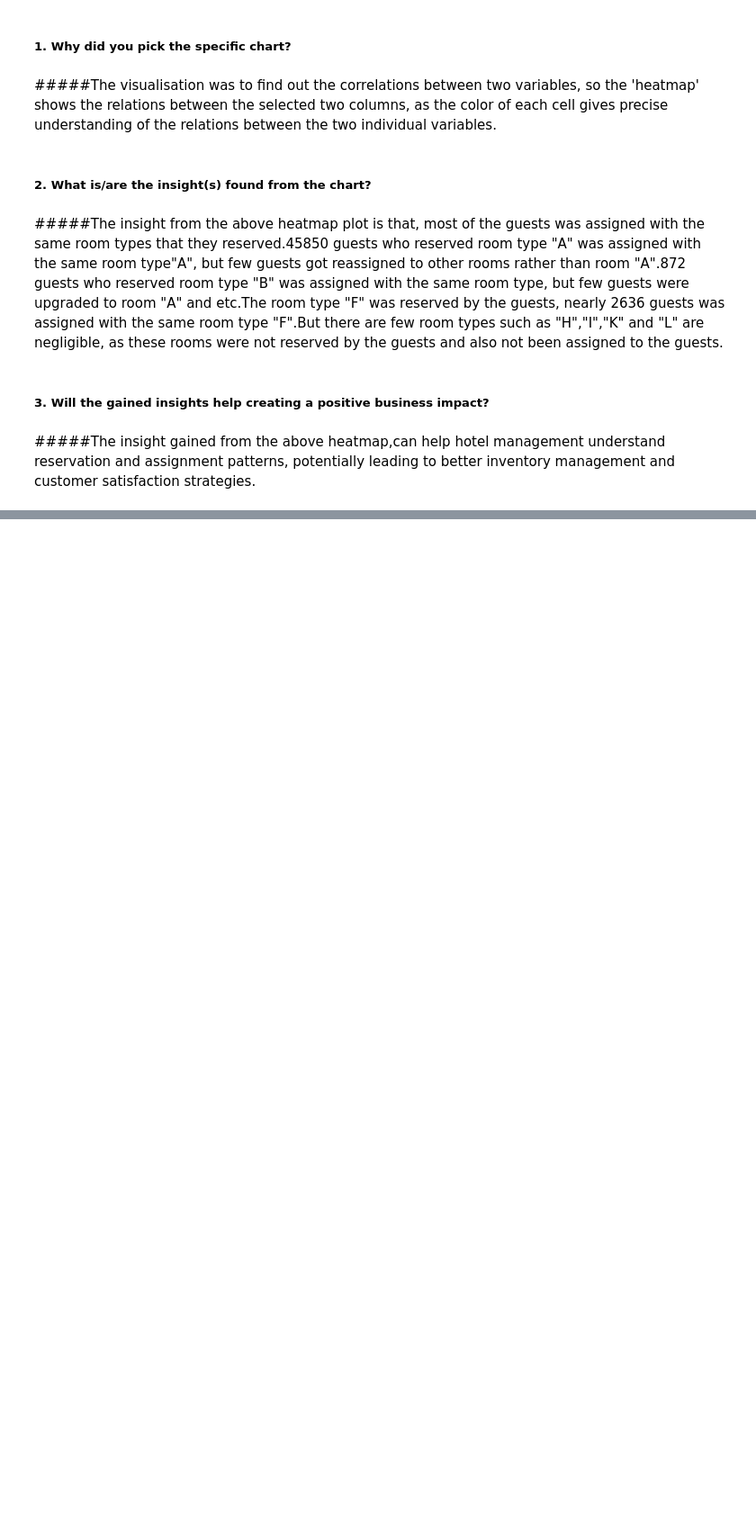
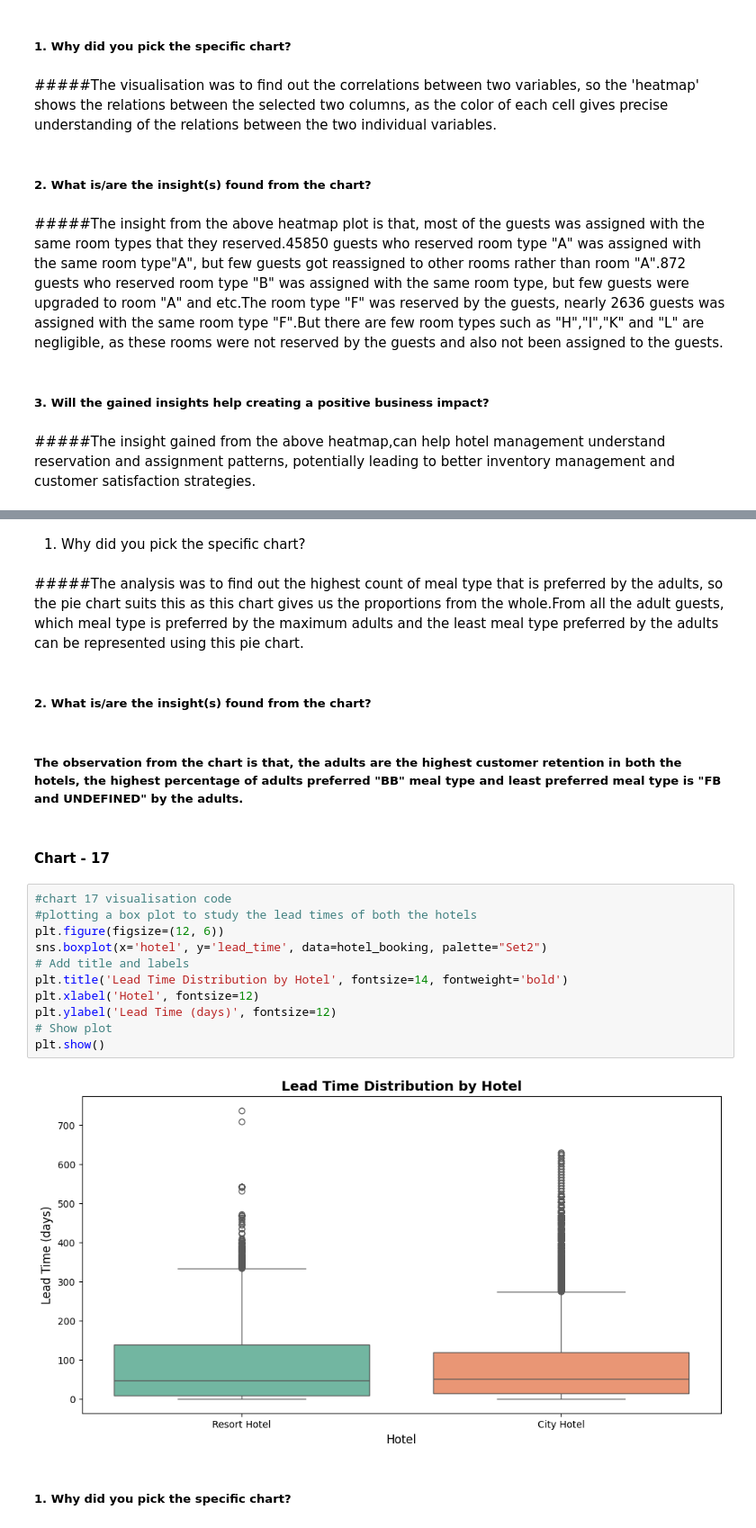
Before and after one commit to jyothika2809/CITY-AND-RESORT-HOTEL-EDA-AND-DASHBOARD, a Jupyter notebook: EDA_hotel_booking_analysis.ipynb, the cells around one changed output, grey strips where cells are left out. Shown at 90% size. Drawn from its saved outputs; the diff is of its cells as text; blank space fills up the shorter version.

```diff
--- a/EDA_hotel_booking_analysis.ipynb
+++ b/EDA_hotel_booking_analysis.ipynb
@@ -900,0 +962,25 @@ plt.show()
+# %% [markdown]
+1. Why did you pick the specific chart?
+# %% [markdown]
+#####The analysis was to find out the highest count of meal type that is preferred by the adults, so the pie chart suits this as this chart gives us the proportions from the whole.From all the adult guests, which meal type is preferred by the maximum adults and the least meal type preferred by the adults can be represented using this pie chart.
+# %% [markdown]
+##### 2. What is/are the insight(s) found from the chart?
+# %% [markdown]
+##### The observation from the chart is that, the adults are the highest customer retention in both the hotels, the highest percentage of adults preferred "BB" meal type and least preferred meal type is "FB and UNDEFINED" by the adults.
+# %% [markdown]
+#### Chart - 17
+# %%
+#chart 17 visualisation code
+#plotting a box plot to study the lead times of both the hotels
+plt.figure(figsize=(12, 6))
+sns.boxplot(x='hotel', y='lead_time', data=hotel_booking, palette="Set2")
+# Add title and labels
+plt.title('Lead Time Distribution by Hotel', fontsize=14, fontweight='bold')
+plt.xlabel('Hotel', fontsize=12)
+plt.ylabel('Lead Time (days)', fontsize=12)
+# Show plot
+plt.show()
+# %% [output]
+[figure, added]
+# %% [markdown]
+##### 1. Why did you pick the specific chart?
```
Also changed, not shown: parts of 13 cells of this notebook.
